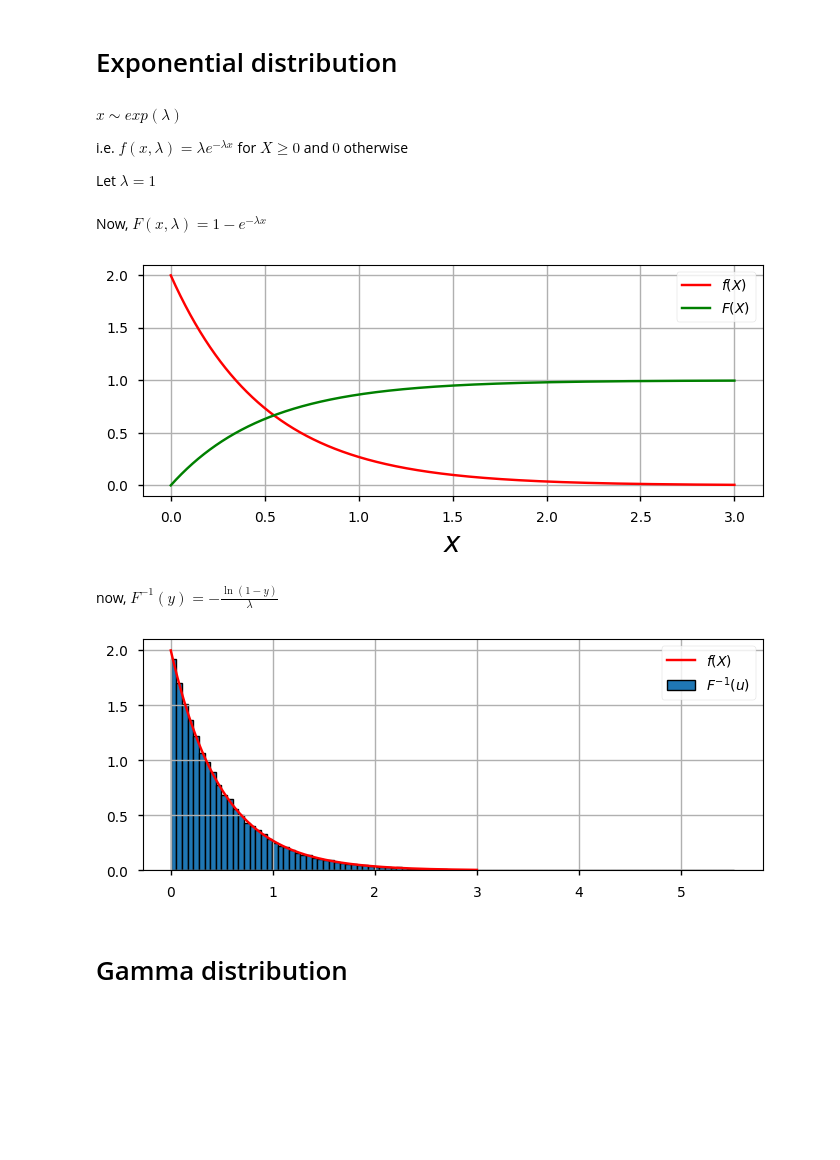
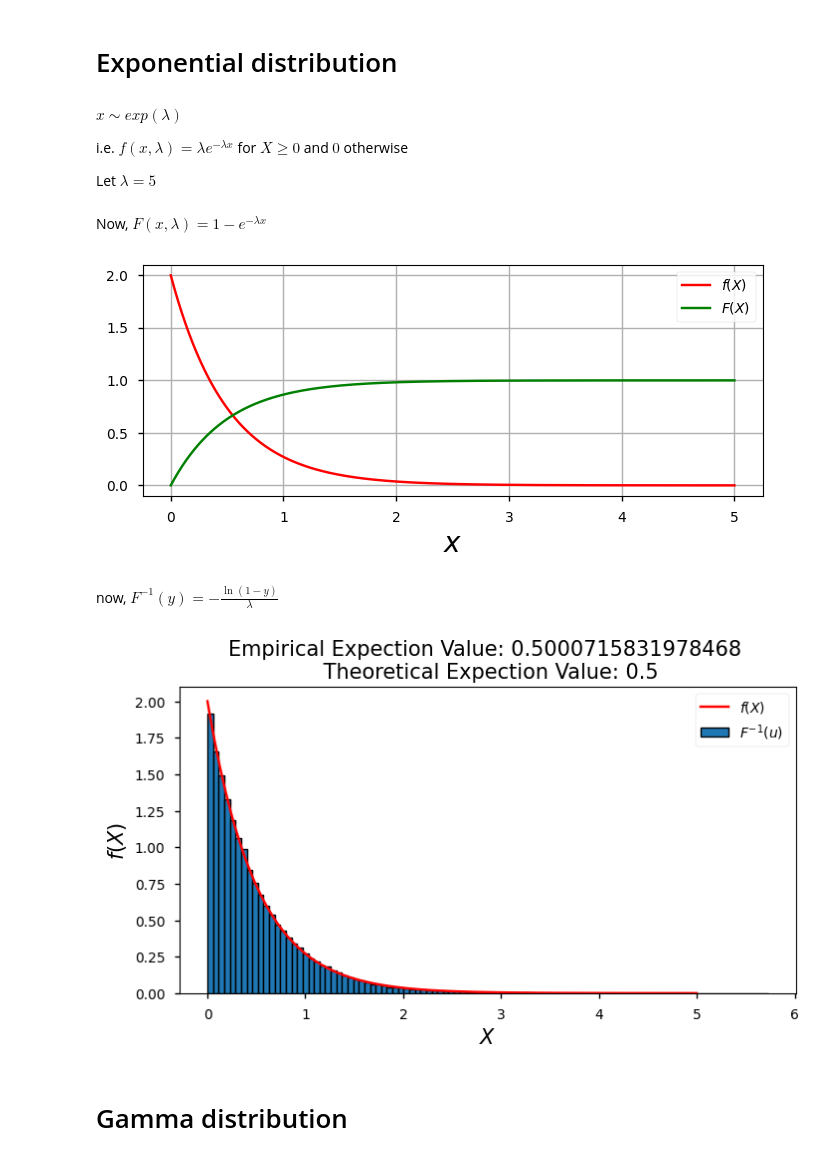
Before and after one commit to AzmainBiswas/Monte_Carlo, a Jupyter notebook: Generating Random Variable/Continuous.ipynb, the cells around one changed output. Saved outputs shown, nothing was run; the diff lists cells and outputs as text; code cells hidden in the pictures; blank space fills up the shorter version.

```diff
--- a/Generating Random Variable/Continuous.ipynb
+++ b/Generating Random Variable/Continuous.ipynb
@@ -14,7 +15,7 @@ $x\sim exp(\lambda)$
 
 i.e. $f(x,\lambda) = \lambda e^{-\lambda x}$ for $X\ge 0$ and $0$ otherwise
 
-Let $\lambda = 1$
+Let $\lambda = 5$
 # %%
 lam = 2
 
@@ -28,7 +29,7 @@ def CDF_Exp(x, lam):
     return 1 - np.exp(-lam * x)
 
 
-x = np.linspace(0, 3, 10000)
+x = np.linspace(0, 5, 10000)
 plt.figure(figsize=(8, 3))
 plt.plot(x, Exp_dis(x, lam), "red", label="$f(X)$")
 plt.plot(x, CDF_Exp(x, lam), "green", label="$F(X)$")
@@ -37,34 +38,38 @@ plt.legend()
 plt.grid()
 plt.show()
 # %% [output]
-[figure, old version]
+[figure, new version]
 # %% [markdown]
 now, $F^{-1}(y) = - \frac{\ln(1-y)}{\lambda}$
 # %%
 def INV_CDF_Exp(y, lam):
     return -np.log(1 - y) / lam
 
 
 Us = np.random.uniform(size=100000)
 random_exp_varable = INV_CDF_Exp(Us, lam)
 
+exp_exptcion = sum(random_exp_varable)/len(random_exp_varable)
 
-plt.figure(figsize=(8, 3))
+plt.figure(figsize=(8, 4))
 plt.plot(x, Exp_dis(x, lam), color="red", label="$f(X)$")
 plt.hist(
     random_exp_varable,
 #    histtype="step",
     linewidth=1,
     density="norm",
     edgecolor="black",
     bins=100,
     label="$F^{-1}(u)$",
 )
 plt.legend()
-plt.grid()
+# plt.grid()
+plt.ylabel("$f(X)$",fontsize=15)
+plt.xlabel("$X$",fontsize=15)
+plt.title(f"Empirical Expection Value: {exp_exptcion} \n Theoretical Expection Value: {1/lam}",fontsize=15)
 plt.show()
 # %% [output]
-[figure, old version]
+[figure, new version]
 # %% [markdown]
 # Gamma distribution
 # %% [markdown]
```
Also changed, not shown: parts of 4 cells of this notebook, 11 other files.
